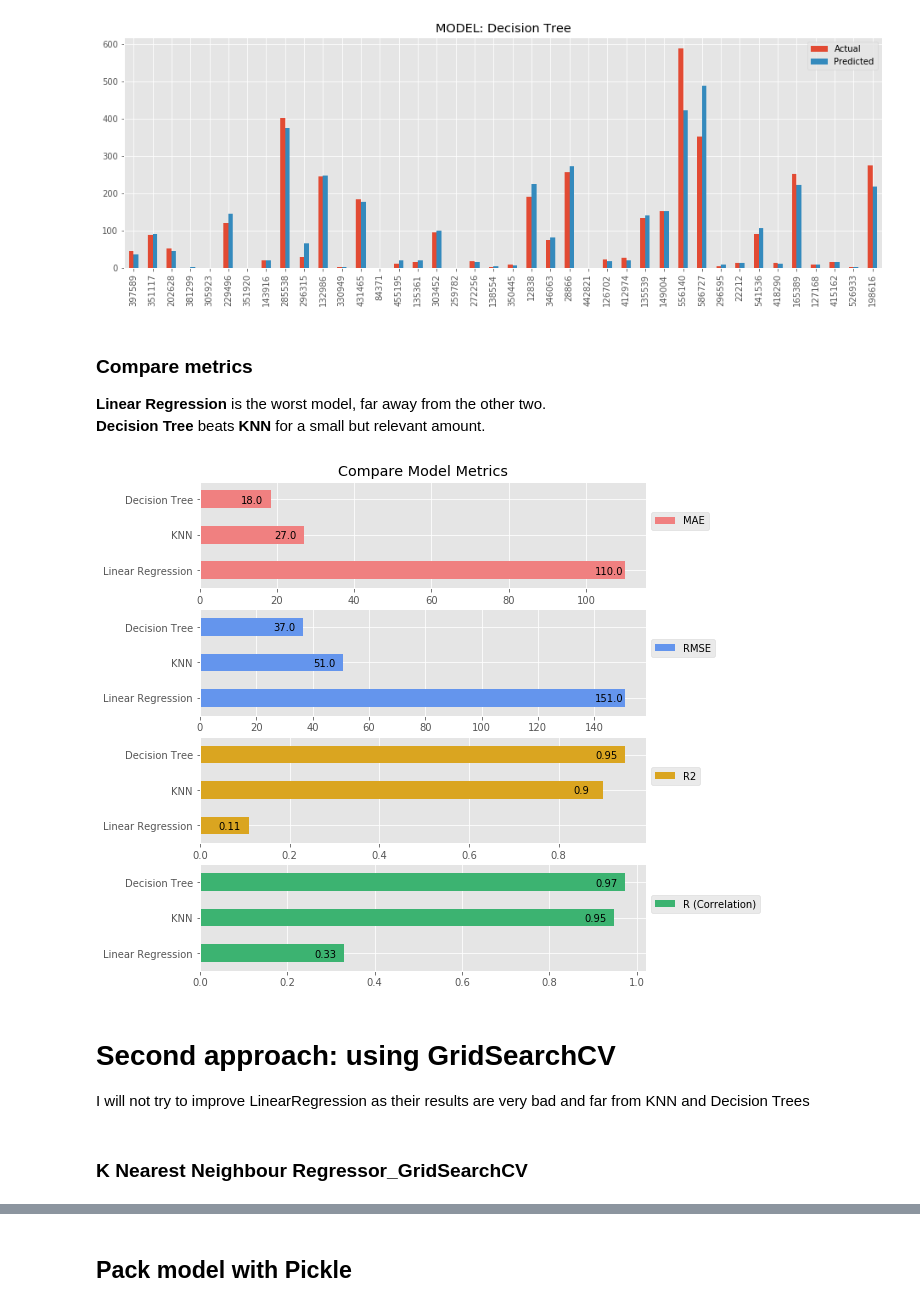
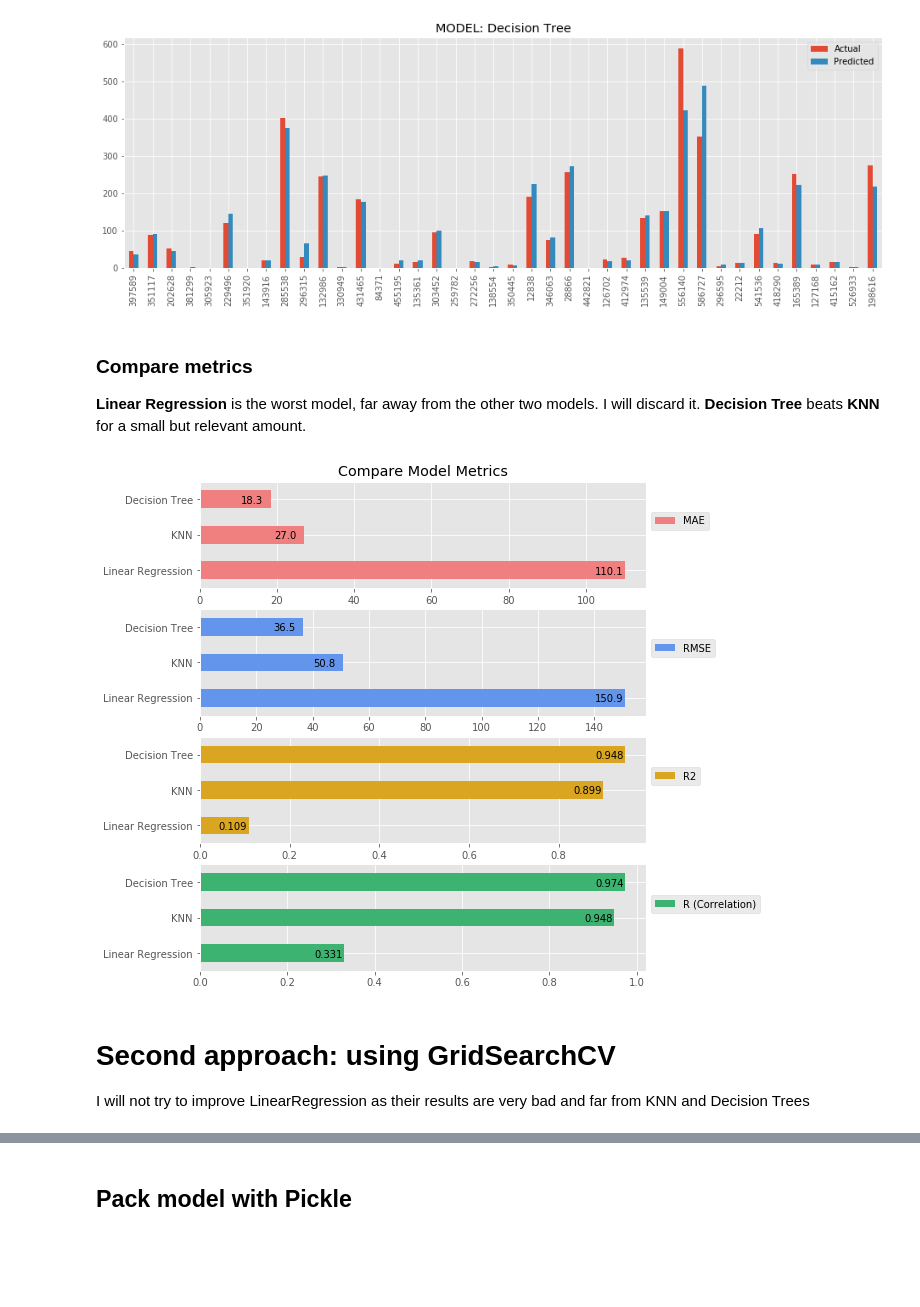
Before and after one commit to angelrps/MasterDataScience_FinalProject, a Jupyter notebook: notebooks/Modelling_01.ipynb, the cells around one changed output, grey strips where cells are left out. Cells and saved outputs as stored; diff of their text form; code cells hidden in the pictures; blank space fills up the shorter version.

```diff
--- a/notebooks/Modelling_01.ipynb
+++ b/notebooks/Modelling_01.ipynb
@@ -170,21 +177,21 @@ def compare_model_metrics(mod_metric_list):
 
     # annotate bars with result values
     for p in axes1.patches:
-        axes1.annotate(np.round(a=p.get_width(), decimals=0), \
+        axes1.annotate(np.round(a=p.get_width(), decimals=1), \
                        (p.get_x() + p.get_width(), p.get_y()), \
                        xytext=(-30, 5), textcoords='offset points')
 
     for p in axes2.patches:
-        axes2.annotate(np.round(a=p.get_width(), decimals=0), \
+        axes2.annotate(np.round(a=p.get_width(), decimals=1), \
                        (p.get_x() + p.get_width(), p.get_y()), \
                        xytext=(-30, 5), textcoords='offset points')
     for p in axes3.patches:
-        axes3.annotate(np.round(a=p.get_width(), decimals=2), \
+        axes3.annotate(np.round(a=p.get_width(), decimals=3), \
                        (p.get_x() + p.get_width(), p.get_y()), \
                        xytext=(-30, 5), textcoords='offset points')
 
     for p in axes4.patches:
-        axes4.annotate(np.round(a=p.get_width(), decimals=2), \
+        axes4.annotate(np.round(a=p.get_width(), decimals=3), \
                        (p.get_x() + p.get_width(), p.get_y()), \
                        xytext=(-30, 5), textcoords='offset points')
 
@@ -417,15 +423,15 @@ R (Correlation coefficient):  0.9735426284154586
 # %% [markdown]
 ### Compare metrics
 
-**Linear Regression** is the worst model, far away from the other two.
+**Linear Regression** is the worst model, far away from the other two models. I will discard it.
 **Decision Tree** beats **KNN** for a small but relevant amount.
 # %%
-compare_model_metrics([reg_metrics, regk_metrics, regd_metrics])
+compare_model_metrics([reg_metrics,
+                       regk_metrics,
+                       regd_metrics])
 # %% [output]
-[figure, old version]
+[figure, new version]
 # %% [markdown]
 # Second approach: using GridSearchCV
 
 I will not try to improve LinearRegression as their results are very bad and far from KNN and Decision Trees
-# %% [markdown]
-### K Nearest Neighbour Regressor_GridSearchCV
```
Also changed, not shown: parts of 41 cells of this notebook.
